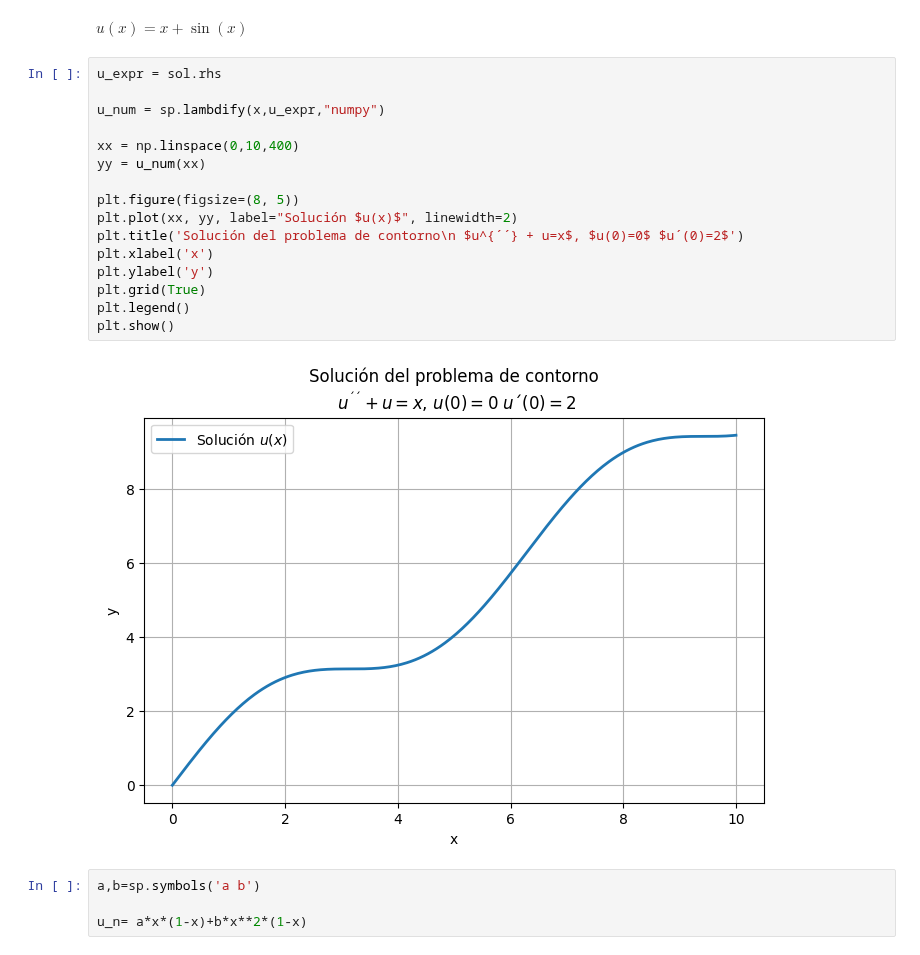
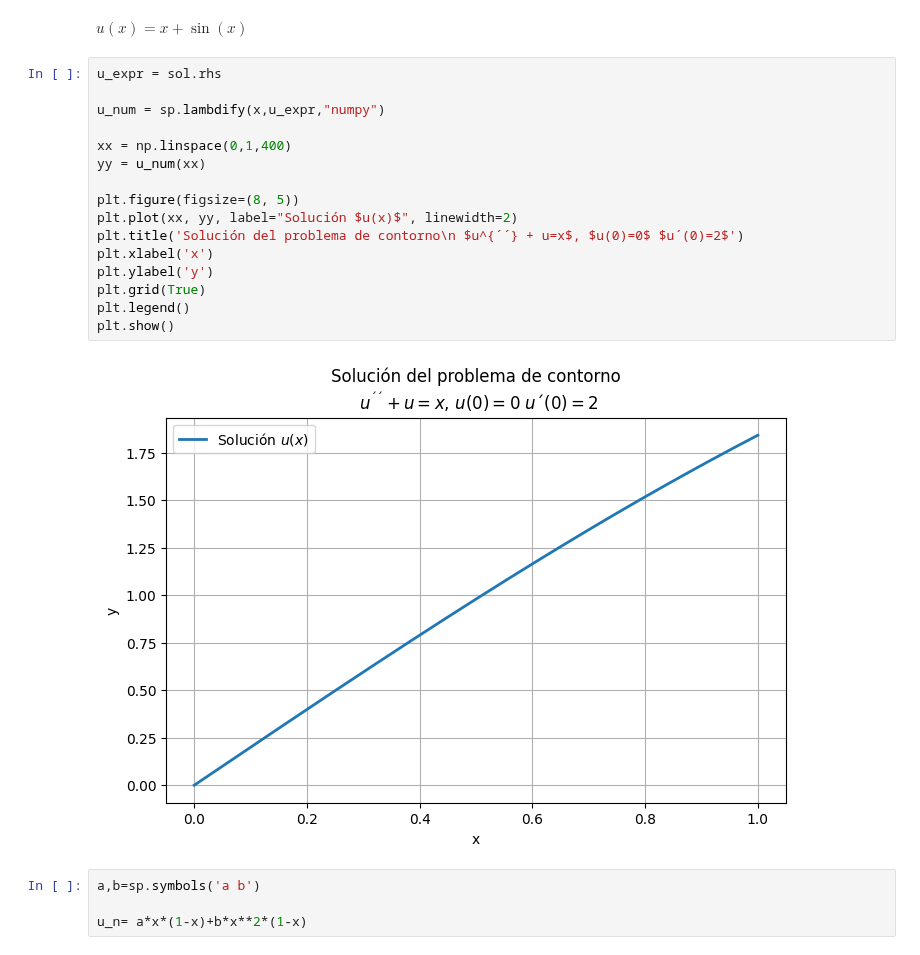
Before and after one commit to LuisManuelCatzoliSoriano/EDP-I, a Jupyter notebook: MétododeC.ipynb, the cells around one changed output. Saved outputs shown, nothing was run; the diff lists cells and outputs as text.

```diff
--- a/MétododeC.ipynb
+++ b/MétododeC.ipynb
@@ -43,21 +43,21 @@ $\displaystyle u{\left(x \right)} = x + \sin{\left(x \right)}$
 # %%
 u_expr = sol.rhs
 
 u_num = sp.lambdify(x,u_expr,"numpy")
 
-xx = np.linspace(0,10,400)
+xx = np.linspace(0,1,400)
 yy = u_num(xx)
 
 plt.figure(figsize=(8, 5))
 plt.plot(xx, yy, label="Solución $u(x)$", linewidth=2)
 plt.title('Solución del problema de contorno\n $u^{´´} + u=x$, $u(0)=0$ $u´(0)=2$')
 plt.xlabel('x')
 plt.ylabel('y')
 plt.grid(True)
 plt.legend()
 plt.show()
 # %% [output]
-[figure, old version]
+[figure, new version]
 # %%
 a,b=sp.symbols('a b')
 
```
Also changed, not shown: parts of 5 cells of this notebook.
